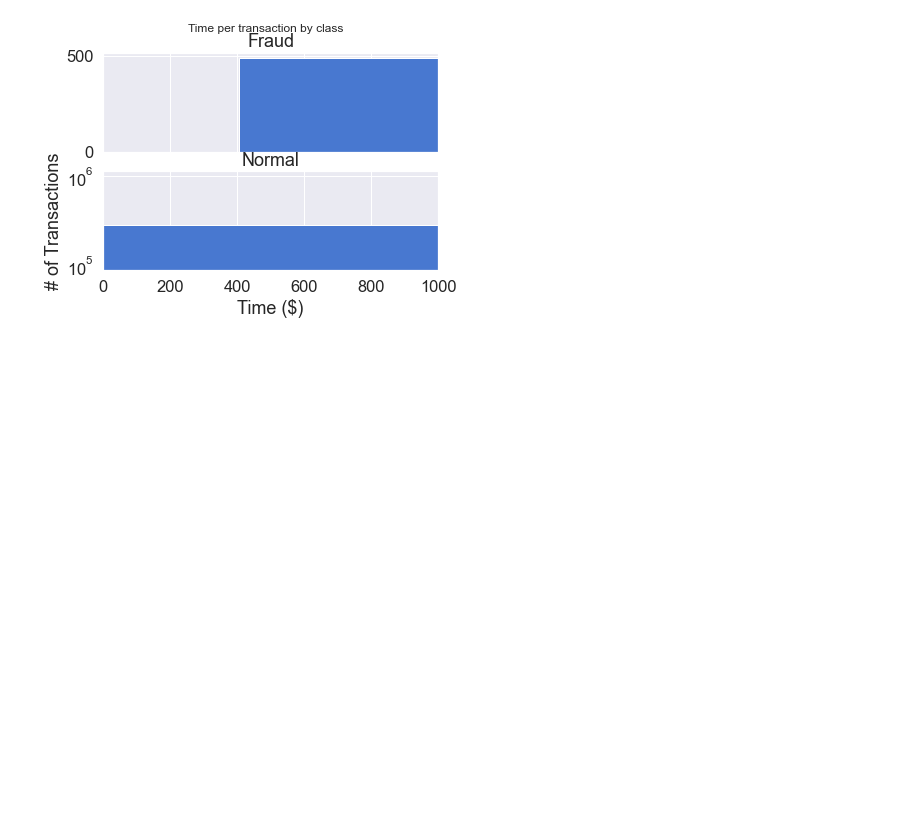
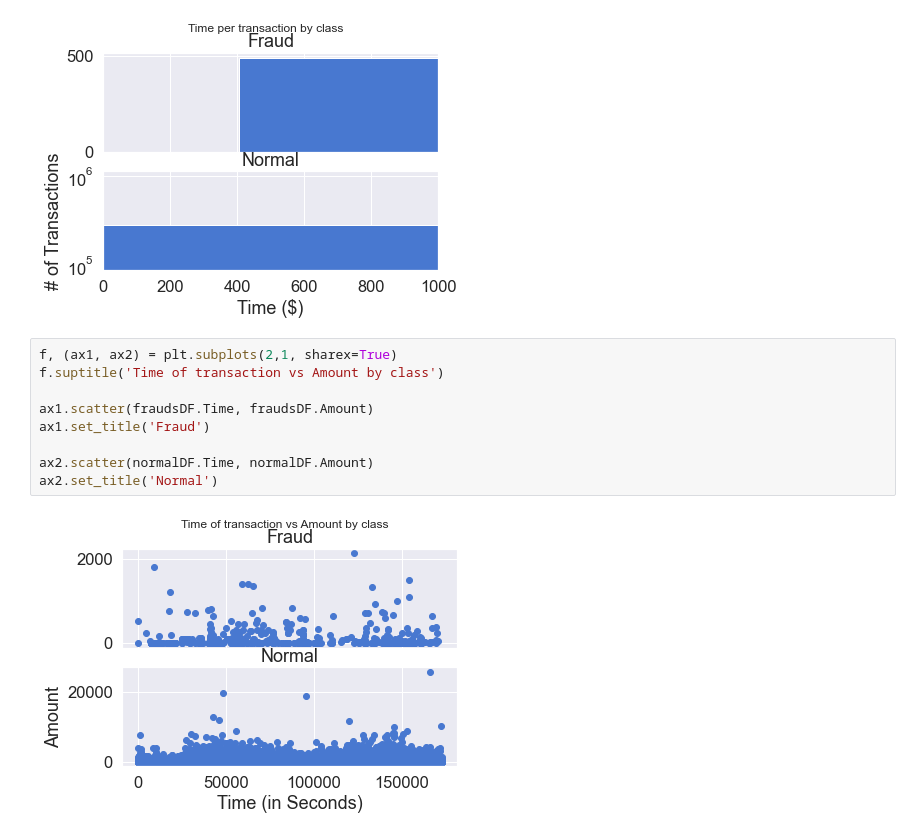
Before and after one commit to kytranl0/AIBasic, a Jupyter notebook: model_development/Model_dev.ipynb, the cells around one changed output. Drawn from its saved outputs; the diff is of its cells as text; blank space fills up the shorter version.

Commit message:
Set up scatter plot

```diff
--- a/model_development/Model_dev.ipynb
+++ b/model_development/Model_dev.ipynb
@@ -152,3 +152,14 @@ plt.yscale('log')
 plt.show()
 # %% [output]
 [figure]
+# %%
+f, (ax1, ax2) = plt.subplots(2,1, sharex=True)
+f.suptitle('Time of transaction vs Amount by class')
+
+ax1.scatter(fraudsDF.Time, fraudsDF.Amount)
+ax1.set_title('Fraud')
+
+ax2.scatter(normalDF.Time, normalDF.Amount)
+ax2.set_title('Normal')
+# %% [output]
+[figure, added]
```
